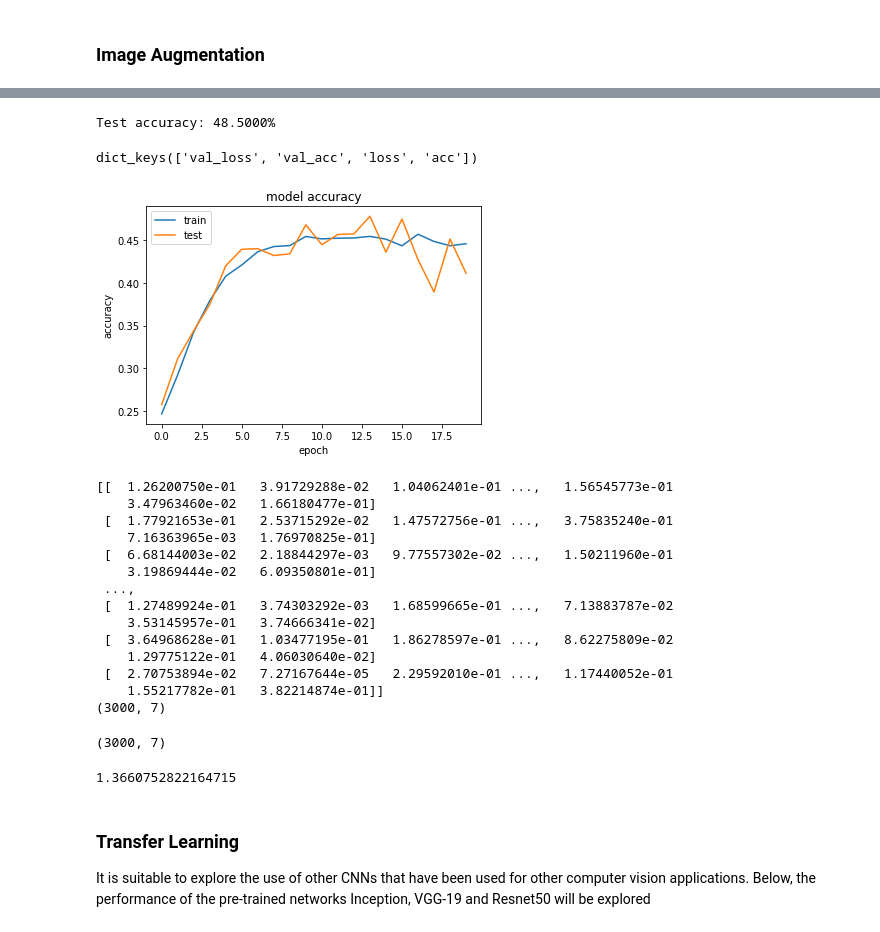
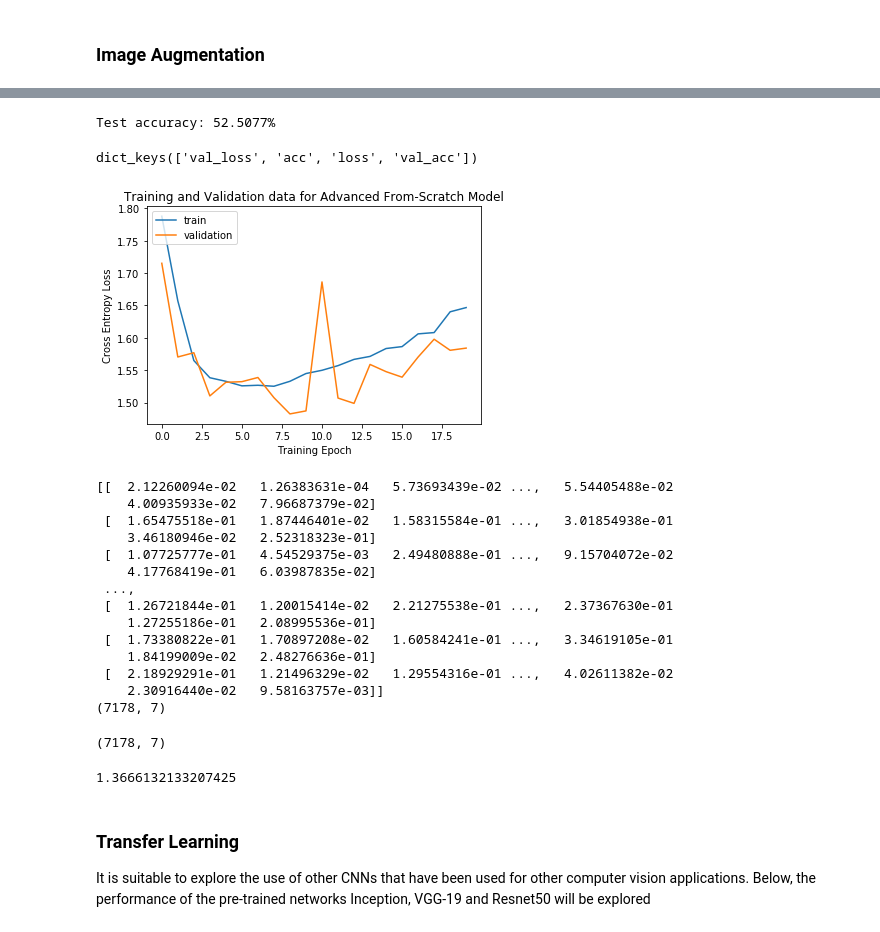
Before and after one commit to chandrasekara/Neural-Network-Facial-Expression-Classifier, a Jupyter notebook: capstone/analysis.ipynb, the cells around one changed output, grey strips where cells are left out. Cells and saved outputs as stored; diff of their text form; code cells hidden in the pictures.

```diff
--- a/capstone/analysis.ipynb
+++ b/capstone/analysis.ipynb
@@ -38,7 +38,7 @@ The dataset can be obtained from [here](https://www.kaggle.com/c/challenges-in-r
 
 Below, Pandas is used to read the input data into a Data Frame
 # %%
-use_section_data = True
+use_section_data = False
 smaller_section_data = False
 
 if use_section_data:
@@ -407,23 +406,24 @@ def augment_data(train_tensors_input, valid_tensors_input, shift_width=0.1, shif
 
 
 model = Sequential()
-model.add(Conv2D(filters=32, kernel_size=3, padding='same', activation='relu',
+model.add(Conv2D(filters=32, kernel_size=2, padding='same', activation='relu',
                  input_shape=(img_width, img_height, 1)))
 model.add(MaxPooling2D(pool_size=2))
-model.add(Conv2D(filters=64, kernel_size=3, padding='same', activation='relu'))
-
-model.add(Conv2D(filters=128, kernel_size=3, padding='same', activation='relu'))
+model.add(Conv2D(filters=64, kernel_size=2, padding='same', activation='relu'))
 model.add(MaxPooling2D(pool_size=2))
-model.add(Dropout(0.25))
-model.add(Conv2D(filters=256, kernel_size=3, padding='same', activation='relu'))
+model.add(Conv2D(filters=128, kernel_size=2, padding='same', activation='relu'))
+model.add(MaxPooling2D(pool_size=2))
+model.add(Conv2D(filters=256, kernel_size=2, padding='same', activation='relu'))
+model.add(MaxPooling2D(pool_size=2))
 model.add(Flatten())
 model.add(Dense(1024, activation='relu'))
-model.add(Dropout(0.25))
+model.add(Dropout(0.8))
 model.add(Dense(1024, activation='relu'))
-model.add(Dropout(0.25))
 model.add(Dense(7, activation='softmax'))
 
 
+model = model_baseline
+
 model.summary()
 # %% [output]
 _________________________________________________________________
@@ -499,21 +499,22 @@ model.load_weights('saved_models/weights.best.from_scratch_augmentation.hdf5')
 # get index of predicted facial expression for test set images
 print("Test accuracy: %.4f%% " % get_model_accuracy(model, test_tensors, test_targets))
 # %% [output]
-Test accuracy: 48.5000%
+Test accuracy: 52.5077%
 # %%
 # list all data in history
 print(history.history.keys())
 # summarize history for accuracy
-plt.plot(history.history['acc'])
-plt.plot(history.history['val_acc'])
-plt.title('model accuracy')
-plt.ylabel('accuracy')
-plt.xlabel('epoch')
-plt.legend(['train', 'test'], loc='upper left')
+plt.plot(history.history['loss'])
+plt.plot(history.history['val_loss'])
+
+plt.legend(['train', 'validation'], loc='upper left')
+plt.title('Training and Validation data for Advanced From-Scratch Model')
+plt.xlabel('Training Epoch')
+plt.ylabel('Cross Entropy Loss')
 plt.show()
 # %% [output]
-dict_keys(['val_loss', 'val_acc', 'loss', 'acc'])
+dict_keys(['val_loss', 'acc', 'loss', 'val_acc'])
-[figure, old version]
+[figure, new version]
 # %%
 preds_ = get_model_predictions(model, test_tensors)
 
@@ -526,28 +527,28 @@ preds_np = np.array(preds_, dtype='float32').reshape(holder.shape[0],7)
 print(preds_np)
 print(preds_np.shape)
 # %% [output]
-[[  1.26200750e-01   3.91729288e-02   1.04062401e-01 ...,   1.56545773e-01
-    3.47963460e-02   1.66180477e-01]
- [  1.77921653e-01   2.53715292e-02   1.47572756e-01 ...,   3.75835240e-01
-    7.16363965e-03   1.76970825e-01]
- [  6.68144003e-02   2.18844297e-03   9.77557302e-02 ...,   1.50211960e-01
-    3.19869444e-02   6.09350801e-01]
+[[  2.12260094e-02   1.26383631e-04   5.73693439e-02 ...,   5.54405488e-02
+    4.00935933e-02   7.96687379e-02]
+ [  1.65475518e-01   1.87446401e-02   1.58315584e-01 ...,   3.01854938e-01
+    3.46180946e-02   2.52318323e-01]
+ [  1.07725777e-01   4.54529375e-03   2.49480888e-01 ...,   9.15704072e-02
+    4.17768419e-01   6.03987835e-02]
  ...,
- [  1.27489924e-01   3.74303292e-03   1.68599665e-01 ...,   7.13883787e-02
-    3.53145957e-01   3.74666341e-02]
- [  3.64968628e-01   1.03477195e-01   1.86278597e-01 ...,   8.62275809e-02
-    1.29775122e-01   4.06030640e-02]
- [  2.70753894e-02   7.27167644e-05   2.29592010e-01 ...,   1.17440052e-01
-    1.55217782e-01   3.82214874e-01]]
-(3000, 7)
+ [  1.26721844e-01   1.20015414e-02   2.21275538e-01 ...,   2.37367630e-01
+    1.27255186e-01   2.08995536e-01]
+ [  1.73380822e-01   1.70897208e-02   1.60584241e-01 ...,   3.34619105e-01
+    1.84199009e-02   2.48276636e-01]
+ [  2.18929291e-01   1.21496329e-02   1.29554316e-01 ...,   4.02611382e-02
+    2.30916440e-02   9.58163757e-03]]
+(7178, 7)
 # %%
 print(test_targets.shape)
 # %% [output]
-(3000, 7)
+(7178, 7)
 # %%
 print(manual_total_cce(preds_np, test_targets))
 # %% [output]
-1.3660752822164715
+1.3666132133207425
 # %% [markdown]
 ### Transfer Learning
 
```
Also changed, not shown: parts of 22 cells of this notebook.
